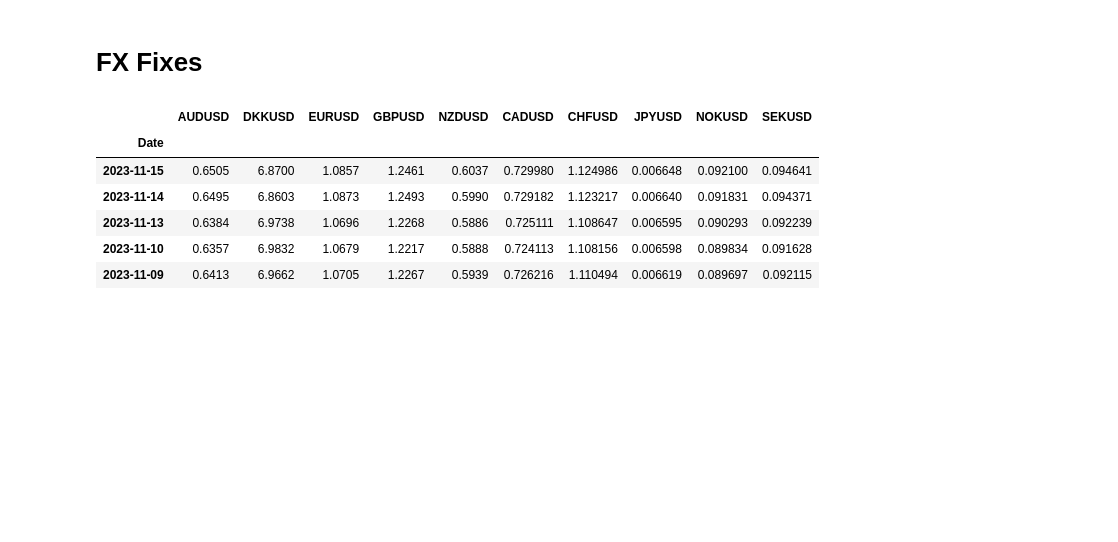
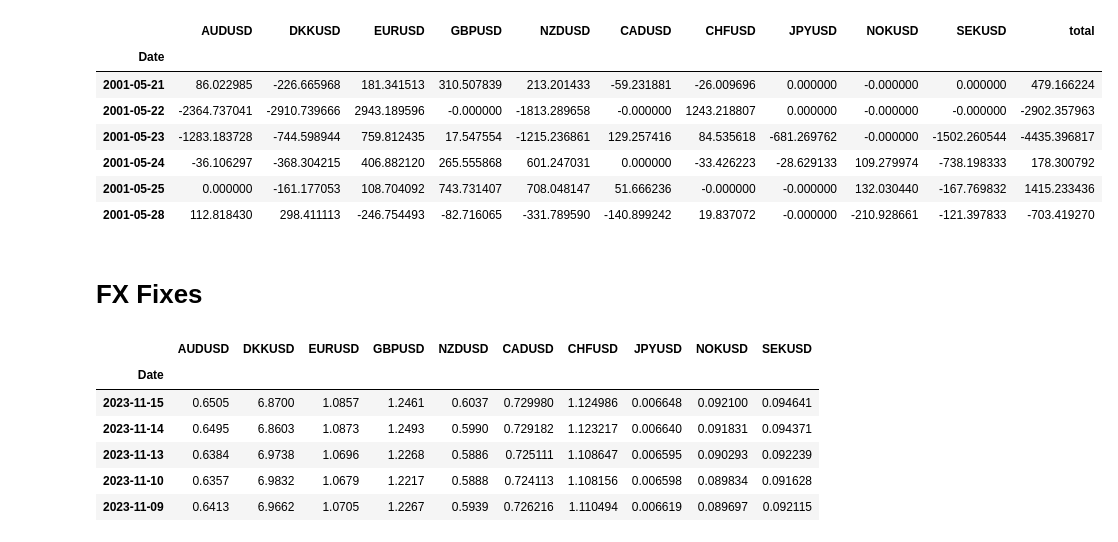
Before and after one commit to franceschiniandrea/bsic_systematic_fx, a Jupyter notebook: src/tests.ipynb, the cells around one changed output. Saved outputs shown, nothing was run; the diff lists cells and outputs as text; code cells hidden in the pictures; blank space fills up the shorter version.

```diff
--- a/src/tests.ipynb
+++ b/src/tests.ipynb
@@ -4,3 +53,14 @@ import pandas as pd
+# %%
+backtest.pnl.iloc[360:366]
+# %% [output]
+|  | AUDUSD | DKKUSD | EURUSD | GBPUSD | NZDUSD | CADUSD | CHFUSD | JPYUSD | NOKUSD | SEKUSD | total |
+| Date |  |  |  |  |  |  |  |  |  |  |  |
+| 2001-05-21 | 86.022985 | -226.665968 | 181.341513 | 310.507839 | 213.201433 | -59.231881 | -26.009696 | 0.000000 | -0.000000 | 0.000000 | 479.166224 |
+| 2001-05-22 | -2364.737041 | -2910.739666 | 2943.189596 | -0.000000 | -1813.289658 | -0.000000 | 1243.218807 | 0.000000 | -0.000000 | -0.000000 | -2902.357963 |
+| 2001-05-23 | -1283.183728 | -744.598944 | 759.812435 | 17.547554 | -1215.236861 | 129.257416 | 84.535618 | -681.269762 | -0.000000 | -1502.260544 | -4435.396817 |
+| 2001-05-24 | -36.106297 | -368.304215 | 406.882120 | 265.555868 | 601.247031 | 0.000000 | -33.426223 | -28.629133 | 109.279974 | -738.198333 | 178.300792 |
+| 2001-05-25 | 0.000000 | -161.177053 | 108.704092 | 743.731407 | 708.048147 | 51.666236 | -0.000000 | -0.000000 | 132.030440 | -167.769832 | 1415.233436 |
+| 2001-05-28 | 112.818430 | 298.411113 | -246.754493 | -82.716065 | -331.789590 | -140.899242 | 19.837072 | -0.000000 | -210.928661 | -121.397833 | -703.419270 |
 # %% [markdown]
 # FX Fixes
 # %%
```
Also changed, not shown: parts of 5 cells of this notebook.
